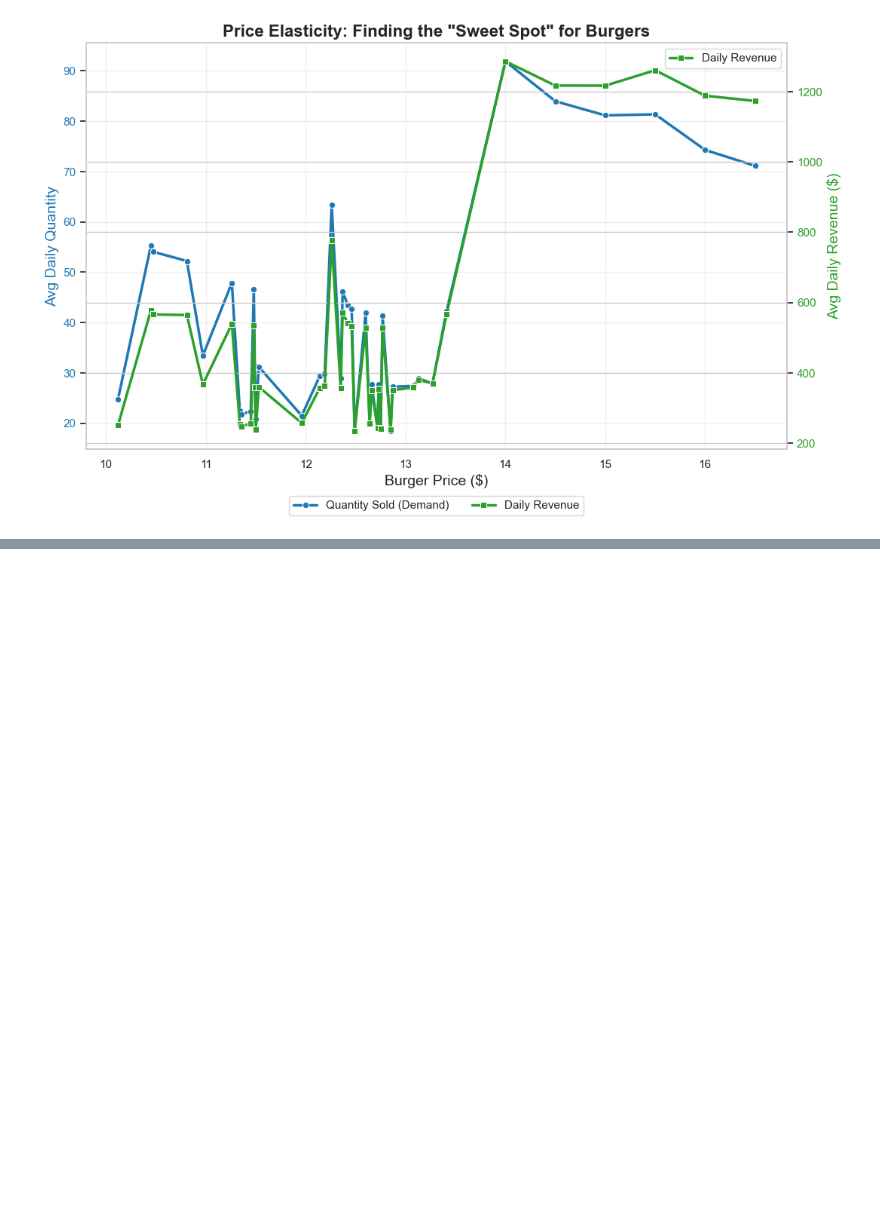
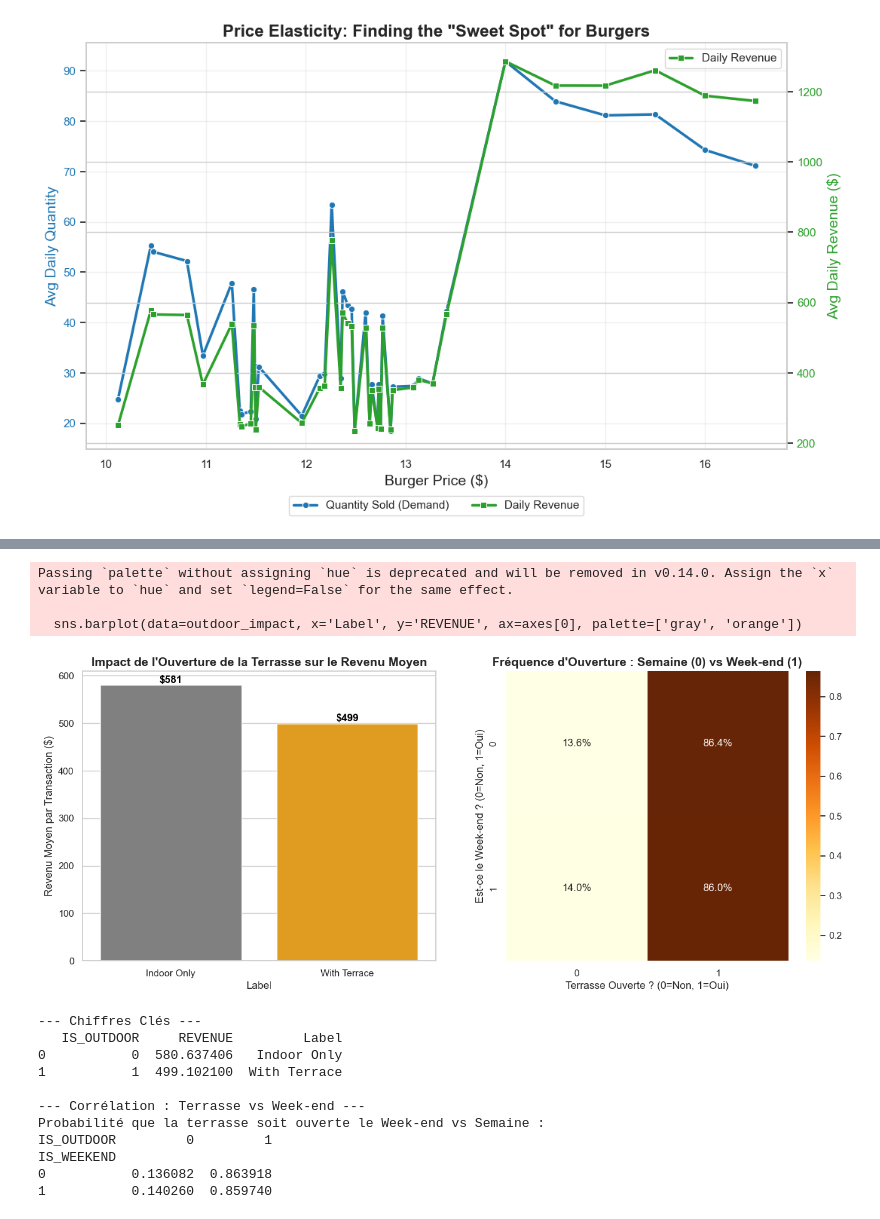
Before and after one commit to leojeulinmerville/Team_Chalenge_Coffee, a Jupyter notebook: jeremie/master.ipynb, the cells around one changed output, grey strips where cells are left out. Cells and saved outputs as stored; diff of their text form; code cells hidden in the pictures; blank space fills up the shorter version.

```diff
--- a/jeremie/master.ipynb
+++ b/jeremie/master.ipynb
@@ -310,0 +348,55 @@ plt.show()
+# %%
+import matplotlib.pyplot as plt
+import seaborn as sns
+
+# 1. Analyse Simple : Revenu Moyen (Avec vs Sans Terrasse)
+# On groupe par la variable IS_OUTDOOR (0=Intérieur seulement, 1=Terrasse ouverte)
+outdoor_impact = df_final.groupby('IS_OUTDOOR')['REVENUE'].mean().reset_index()
+outdoor_impact['Label'] = outdoor_impact['IS_OUTDOOR'].map({0: 'Indoor Only', 1: 'With Terrace'})
+
+# 2. Analyse Croisée : Est-ce que la terrasse est ouverte les mauvais jours ?
+# On regarde la proportion d'ouverture de la terrasse le Week-end vs Semaine
+cross_tab = pd.crosstab(df_final['IS_WEEKEND'], df_final['IS_OUTDOOR'], normalize='index')
+
+# 3. Visualisation
+fig, axes = plt.subplots(1, 2, figsize=(16, 6))
+
+# Graphique 1 : Comparaison directe du Revenu
+sns.barplot(data=outdoor_impact, x='Label', y='REVENUE', ax=axes[0], palette=['gray', 'orange'])
+axes[0].set_title('Impact de l\'Ouverture de la Terrasse sur le Revenu Moyen', fontsize=14, fontweight='bold')
+axes[0].set_ylabel('Revenu Moyen par Transaction ($)')
+# Ajout des valeurs sur les barres
+for index, row in outdoor_impact.iterrows():
+    axes[0].text(index, row.REVENUE + 5, f"${row.REVENUE:.0f}", color='black', ha="center", fontweight='bold')
+
+# Graphique 2 : Quand la terrasse est-elle ouverte ? (Le Piège)
+# On veut voir si la terrasse est ouverte surtout le week-end (jours de faible affluence)
+sns.heatmap(cross_tab, annot=True, fmt=".1%", cmap="YlOrBr", ax=axes[1])
+axes[1].set_title('Fréquence d\'Ouverture : Semaine (0) vs Week-end (1)', fontsize=14, fontweight='bold')
+axes[1].set_ylabel('Est-ce le Week-end ? (0=Non, 1=Oui)')
+axes[1].set_xlabel('Terrasse Ouverte ? (0=Non, 1=Oui)')
+
+plt.show()
+
+# Affichage des chiffres bruts pour l'interprétation
+print("--- Chiffres Clés ---")
+print(outdoor_impact)
+print("\n--- Corrélation : Terrasse vs Week-end ---")
+print("Probabilité que la terrasse soit ouverte le Week-end vs Semaine :")
+print(cross_tab)
+# %% [output]
+Passing `palette` without assigning `hue` is deprecated and will be removed in v0.14.0. Assign the `x` variable to `hue` and set `legend=False` for the same effect.
+
+  sns.barplot(data=outdoor_impact, x='Label', y='REVENUE', ax=axes[0], palette=['gray', 'orange'])
+[figure, added]
+--- Chiffres Clés ---
+   IS_OUTDOOR     REVENUE         Label
+0           0  580.637406   Indoor Only
+1           1  499.102100  With Terrace
+
+--- Corrélation : Terrasse vs Week-end ---
+Probabilité que la terrasse soit ouverte le Week-end vs Semaine :
+IS_OUTDOOR         0         1
+IS_WEEKEND
+0           0.136082  0.863918
+1           0.140260  0.859740
```
Also changed, not shown: parts of 5 cells of this notebook.
